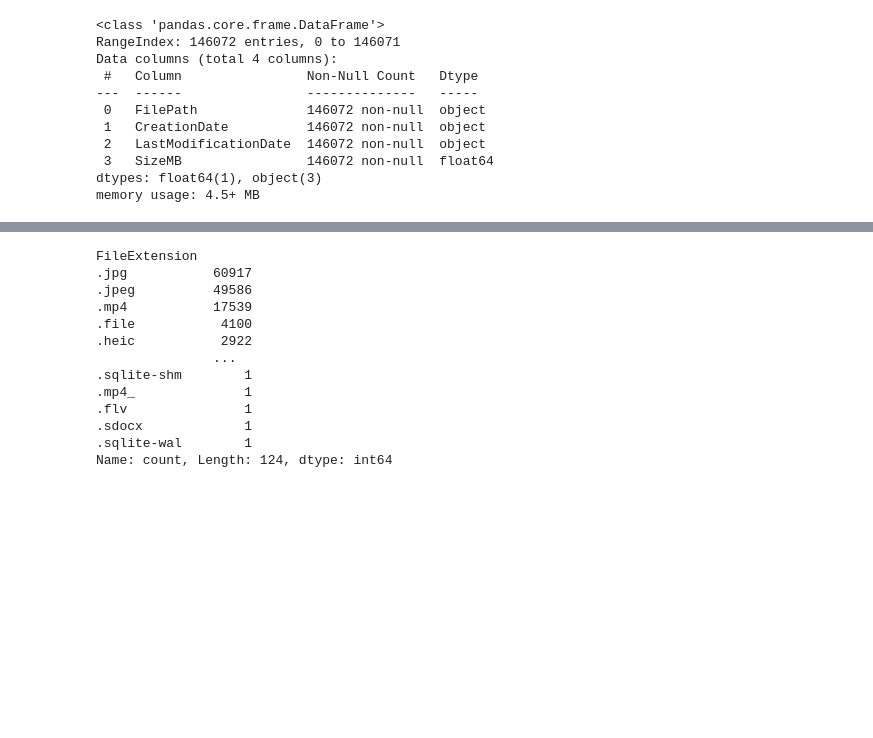
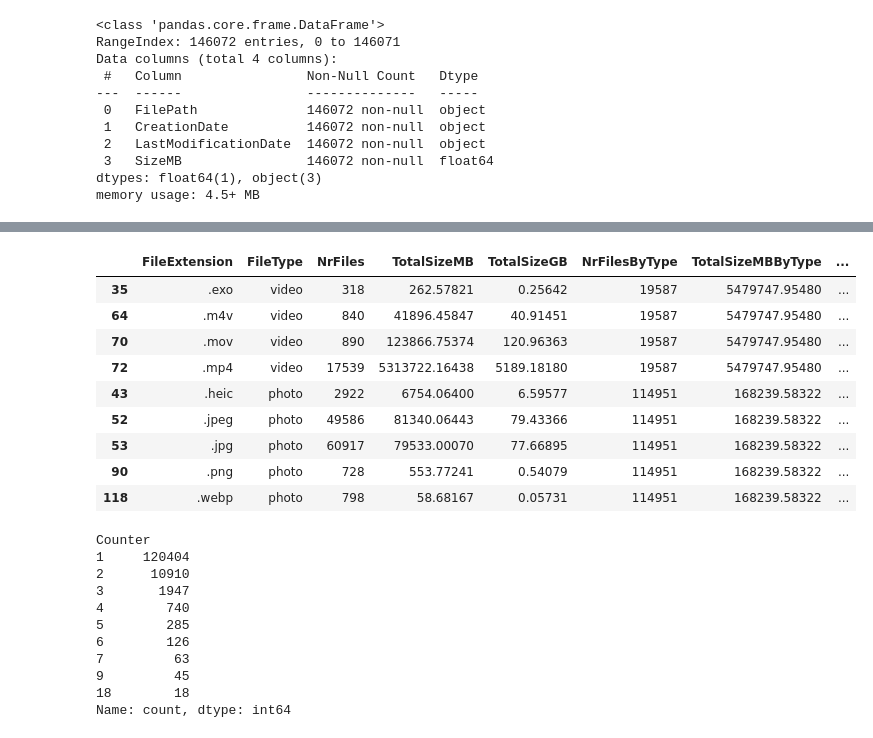
Before and after one commit to nicopyds/py8tb, a Jupyter notebook: df_analysis.ipynb, the cells around one changed output, grey strips where cells are left out. Saved outputs shown, nothing was run; the diff lists cells and outputs as text; code cells hidden in the pictures; blank space fills up the shorter version.

```diff
--- a/df_analysis.ipynb
+++ b/df_analysis.ipynb
@@ -27,0 +63,16 @@ memory usage: 4.5+ MB
+# %%
+def custom_mapping(file_extension):
+
+    if str.lower(file_extension) in TOP_FILE_EXTENSIONS.keys():
+        return TOP_FILE_EXTENSIONS[str.lower(file_extension)]
+    else:
+        return "na"
+# %%
+df = (
+    df
+    .assign(
+        FileName = df["FilePath"].apply(os.path.basename),
+        FileExtension = df["FilePath"].apply(lambda file_path: str.lower(os.path.splitext(file_path)[1])),
+        FileType = lambda df: df["FileExtension"].apply(custom_mapping)
+    )
+)
@@ -27,0 +115,32 @@ memory usage: 4.5+ MB
+# %%
+file_size_and_counter_by_type = (
+    df
+    .groupby(["FileExtension", "FileType"])
+    .agg(
+        NrFiles = ("FilePath", len),
+        TotalSizeMB = ("SizeMB", np.sum),
+        TotalSizeGB = ("SizeMB", lambda series: np.sum(series)/(1024)) # GB
+    )
+    .reset_index()
+    .assign(
+        NrFilesByType = lambda df: df.groupby("FileType")["NrFiles"].transform(np.sum),
+        TotalSizeMBByType = lambda df: df.groupby("FileType")["TotalSizeMB"].transform(np.sum),
+        PctNrFilesByType = lambda df: df["NrFiles"]/df["NrFilesByType"],
+        PctSizeMBByType = lambda df: df["TotalSizeMB"]/df["TotalSizeMBByType"]
+    )
+    .query("FileType == 'video' or FileType == 'photo'")
+    .sort_values("FileType", ascending = False)
+)
+# %%
+file_size_and_counter_by_type
+# %% [output]
+|  | FileExtension | FileType | NrFiles | TotalSizeMB | TotalSizeGB | NrFilesByType | TotalSizeMBByType | ... |
+| 35 | .exo | video | 318 | 262.57821 | 0.25642 | 19587 | 5479747.95480 | ... |
+| 64 | .m4v | video | 840 | 41896.45847 | 40.91451 | 19587 | 5479747.95480 | ... |
+| 70 | .mov | video | 890 | 123866.75374 | 120.96363 | 19587 | 5479747.95480 | ... |
+| 72 | .mp4 | video | 17539 | 5313722.16438 | 5189.18180 | 19587 | 5479747.95480 | ... |
+| 43 | .heic | photo | 2922 | 6754.06400 | 6.59577 | 114951 | 168239.58322 | ... |
+| 52 | .jpeg | photo | 49586 | 81340.06443 | 79.43366 | 114951 | 168239.58322 | ... |
+| 53 | .jpg | photo | 60917 | 79533.00070 | 77.66895 | 114951 | 168239.58322 | ... |
+| 90 | .png | photo | 728 | 553.77241 | 0.54079 | 114951 | 168239.58322 | ... |
+| 118 | .webp | photo | 798 | 58.68167 | 0.05731 | 114951 | 168239.58322 | ... |
@@ -39,16 +160,14 @@ df["FileExtension"] = df["FileExtension"].apply(str.lower)
 # %%
-df["FileExtension"].value_counts()
+df["Counter"].value_counts()
 # %% [output]
-FileExtension
-.jpg           60917
-.jpeg          49586
-.mp4           17539
-.file           4100
-.heic           2922
-               ...
-.sqlite-shm        1
-.mp4_              1
-.flv               1
-.sdocx             1
-.sqlite-wal        1
-Name: count, Length: 124, dtype: int64
+Counter
+1     120404
+2      10910
+3       1947
+4        740
+5        285
+6        126
+7         63
+9         45
+18        18
+Name: count, dtype: int64
```
Also changed, not shown: parts of 27 cells of this notebook, 2 other files.
